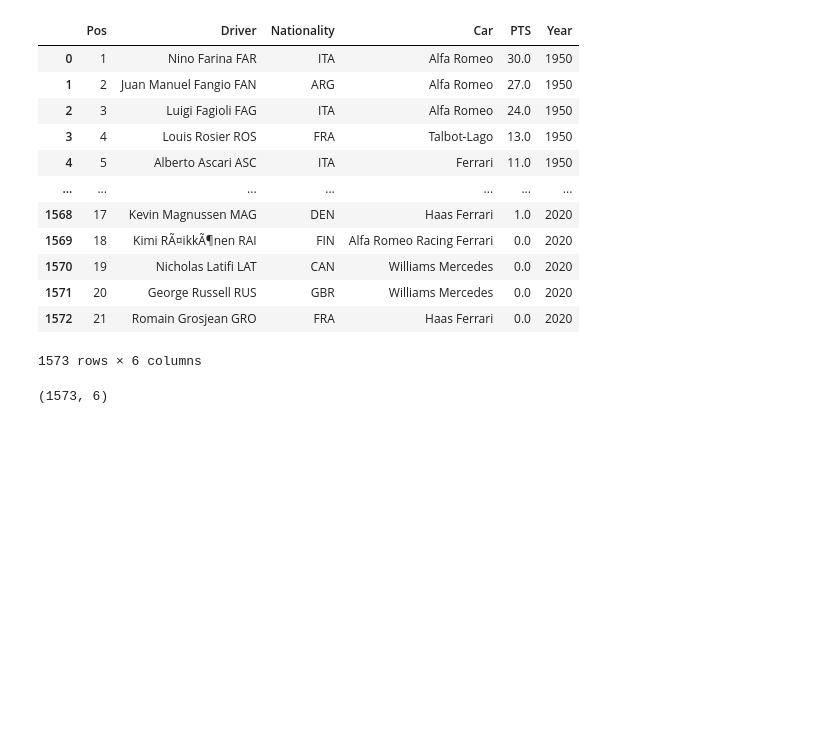
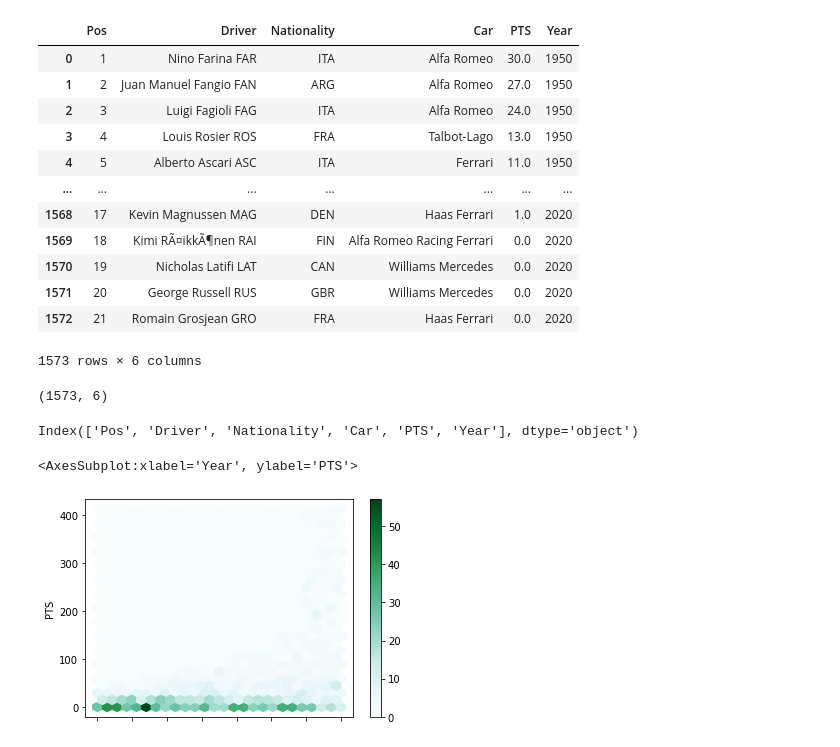
Before and after one commit to data301-2021-winter1/project-group12, a Jupyter notebook: notebooks/JordanK.ipynb, the cells around one changed output. Saved outputs shown, nothing was run; the diff lists cells and outputs as text; code cells hidden in the pictures; blank space fills up the shorter version.

Commit message:
Complete my PM3 Task 1 and load/clean data for Task 2

```diff
--- a/notebooks/JordanK.ipynb
+++ b/notebooks/JordanK.ipynb
@@ -34,3 +34,12 @@ f1data.shape
 (1573, 6)
 # %%
 # This lets me know that our data has 1573 rows of data with 6 keys.
+# %%
+f1data.columns
+# %% [output]
+Index(['Pos', 'Driver', 'Nationality', 'Car', 'PTS', 'Year'], dtype='object')
+# %%
+f1data.plot.hexbin(x="Year", y="PTS", gridsize=25)
+# %% [output]
+<AxesSubplot:xlabel='Year', ylabel='PTS'>
+[figure, added]
```
Also changed, not shown: parts of 15 cells of this notebook.
